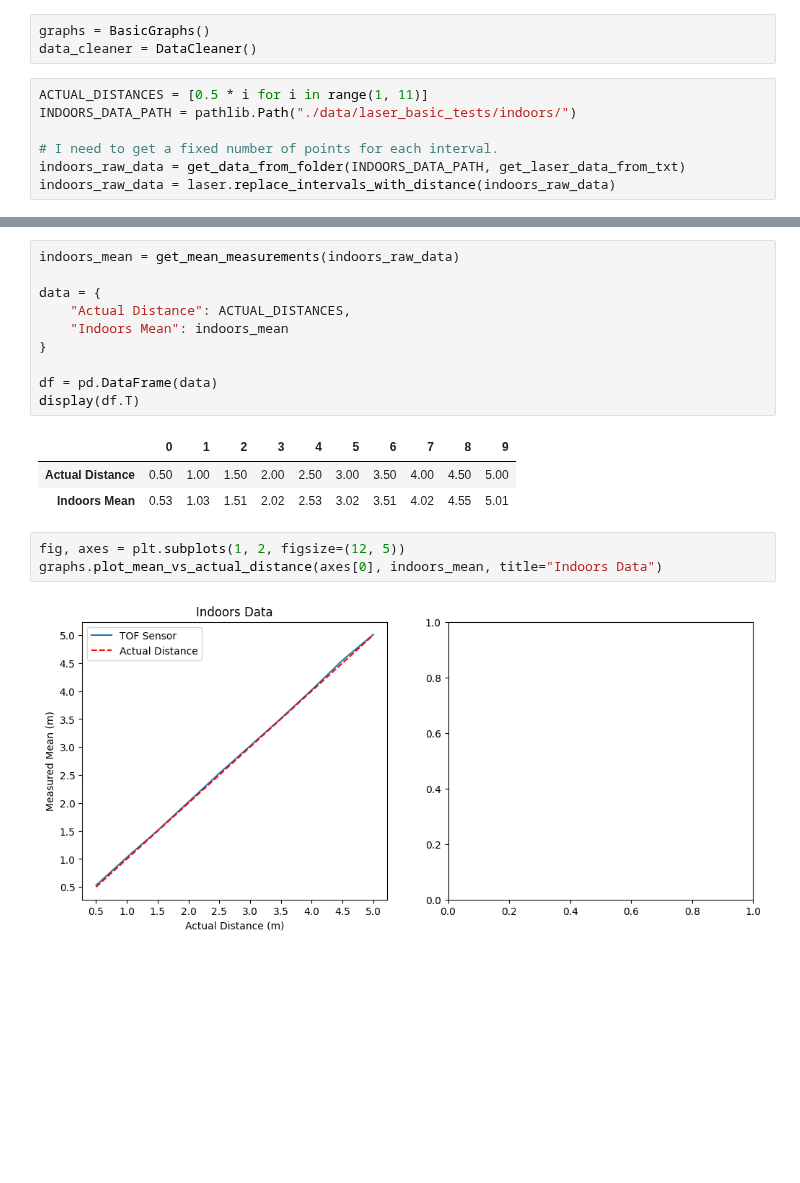
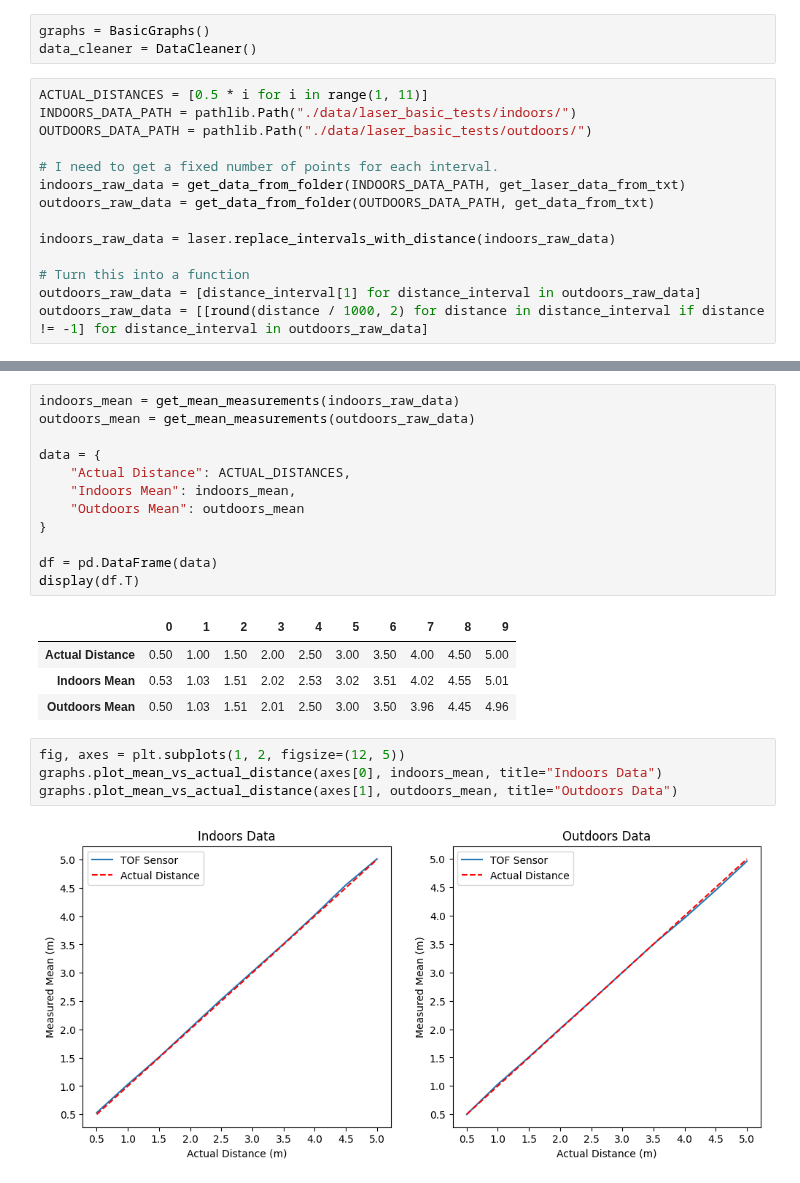
Before and after one commit to wuihee/cycling-safety-analysis, a Jupyter notebook: data_analysis/Laser_Basic_Tests.ipynb, the cells around one changed output, grey strips where cells are left out. Saved outputs shown, nothing was run; the diff lists cells and outputs as text; blank space fills up the shorter version.

```diff
--- a/data_analysis/Laser_Basic_Tests.ipynb
+++ b/data_analysis/Laser_Basic_Tests.ipynb
@@ -35,7 +35,14 @@ data_cleaner = DataCleaner()
 # %%
 ACTUAL_DISTANCES = [0.5 * i for i in range(1, 11)]
 INDOORS_DATA_PATH = pathlib.Path("./data/laser_basic_tests/indoors/")
+OUTDOORS_DATA_PATH = pathlib.Path("./data/laser_basic_tests/outdoors/")
 
 # I need to get a fixed number of points for each interval.
 indoors_raw_data = get_data_from_folder(INDOORS_DATA_PATH, get_laser_data_from_txt)
+outdoors_raw_data = get_data_from_folder(OUTDOORS_DATA_PATH, get_data_from_txt)
+
 indoors_raw_data = laser.replace_intervals_with_distance(indoors_raw_data)
+
+# Turn this into a function
+outdoors_raw_data = [distance_interval[1] for distance_interval in outdoors_raw_data]
+outdoors_raw_data = [[round(distance / 1000, 2) for distance in distance_interval if distance != -1] for distance_interval in outdoors_raw_data]
@@ -53,9 +49,11 @@ indoors_raw_data = laser.replace_intervals_with_distance(indoors_raw_data)
 # %%
 indoors_mean = get_mean_measurements(indoors_raw_data)
+outdoors_mean = get_mean_measurements(outdoors_raw_data)
 
 data = {
     "Actual Distance": ACTUAL_DISTANCES,
-    "Indoors Mean": indoors_mean
+    "Indoors Mean": indoors_mean,
+    "Outdoors Mean": outdoors_mean
 }
 
 df = pd.DataFrame(data)
@@ -64,11 +62,13 @@ display(df.T)
 |  | 0 | 1 | 2 | 3 | 4 | 5 | 6 | 7 | 8 | 9 |
 | Actual Distance | 0.50 | 1.00 | 1.50 | 2.00 | 2.50 | 3.00 | 3.50 | 4.00 | 4.50 | 5.00 |
 | Indoors Mean | 0.53 | 1.03 | 1.51 | 2.02 | 2.53 | 3.02 | 3.51 | 4.02 | 4.55 | 5.01 |
+| Outdoors Mean | 0.50 | 1.03 | 1.51 | 2.01 | 2.50 | 3.00 | 3.50 | 3.96 | 4.45 | 4.96 |
 # %%
 fig, axes = plt.subplots(1, 2, figsize=(12, 5))
 graphs.plot_mean_vs_actual_distance(axes[0], indoors_mean, title="Indoors Data")
+graphs.plot_mean_vs_actual_distance(axes[1], outdoors_mean, title="Outdoors Data")
 # %% [output]
-[figure, old version]
+[figure, new version]
 # %%
 fig, axes = plt.subplots(1, 2, figsize=(12, 5))
 graphs.plot_scatter(axes[0], indoors_raw_data, title="Indoors Data")
```
Also changed, not shown: parts of 5 cells of this notebook, 2 other files.
